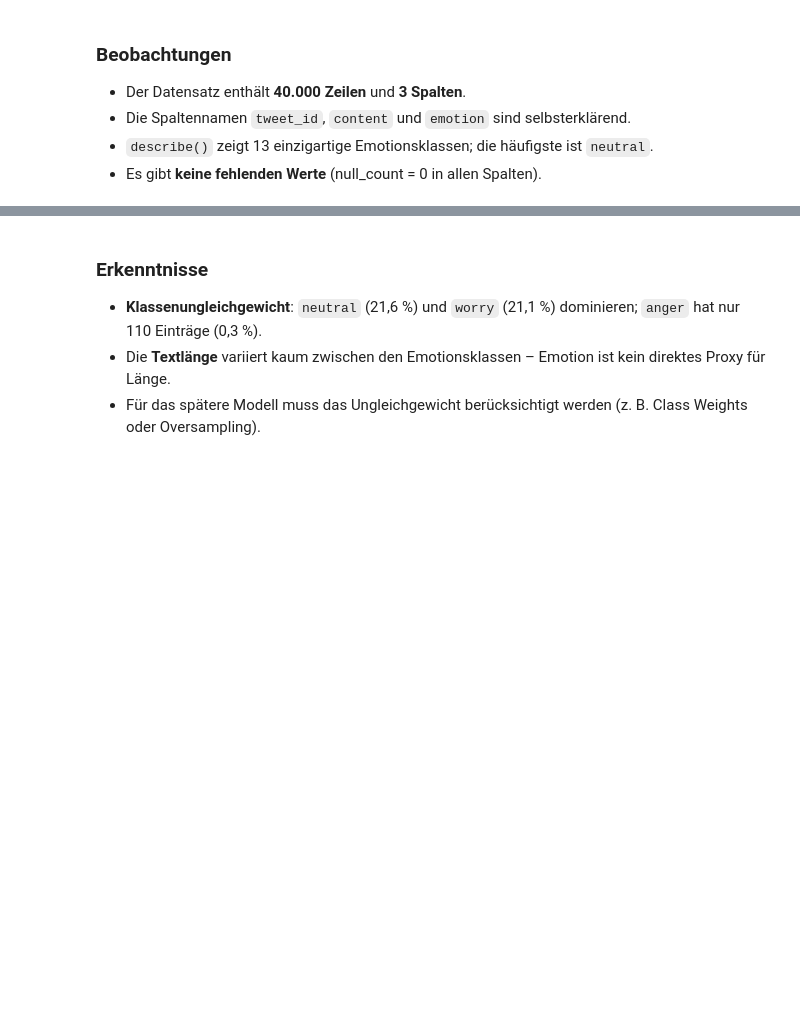
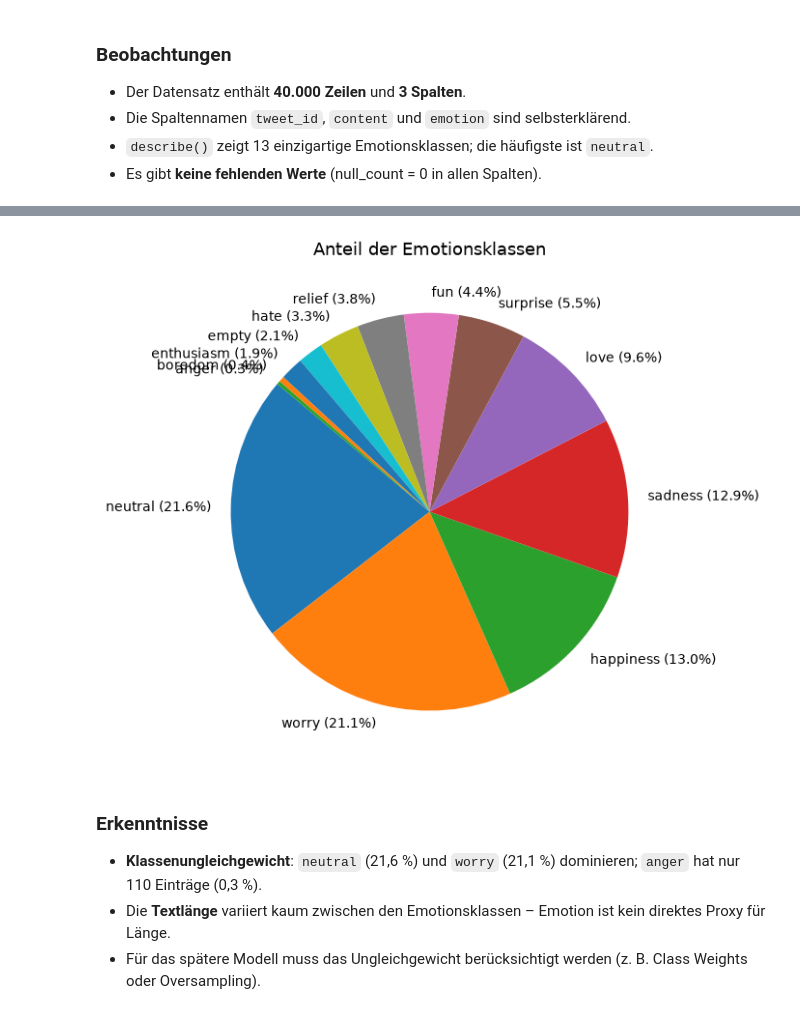
Before and after one commit to Anas2308/Neue_Konzepte_Portfolio, a Jupyter notebook: notebooks/2_Data-Understanding.ipynb, the cells around one changed output, grey strips where cells are left out. Drawn from its saved outputs; the diff is of its cells as text; code cells hidden in the pictures; blank space fills up the shorter version.

```diff
--- a/notebooks/2_Data-Understanding.ipynb
+++ b/notebooks/2_Data-Understanding.ipynb
@@ -91,12 +90,14 @@ plt.show()
 # %%
-total = df.shape[0]
+total = tweets.shape[0]
 pct_labels = [f"{l} ({v/total*100:.1f}%)" for l, v in zip(labels, values)]
 
 fig, ax = plt.subplots(figsize=(7, 7))
 ax.pie(values, labels=pct_labels, colors=colors[:len(labels)], startangle=140)
 ax.set_title("Anteil der Emotionsklassen", fontsize=13)
 plt.tight_layout()
 plt.show()
+# %% [output]
+[figure, added]
 # %% [markdown]
 ### Erkenntnisse
 
```
Also changed, not shown: parts of 18 cells of this notebook, 18 other files.
